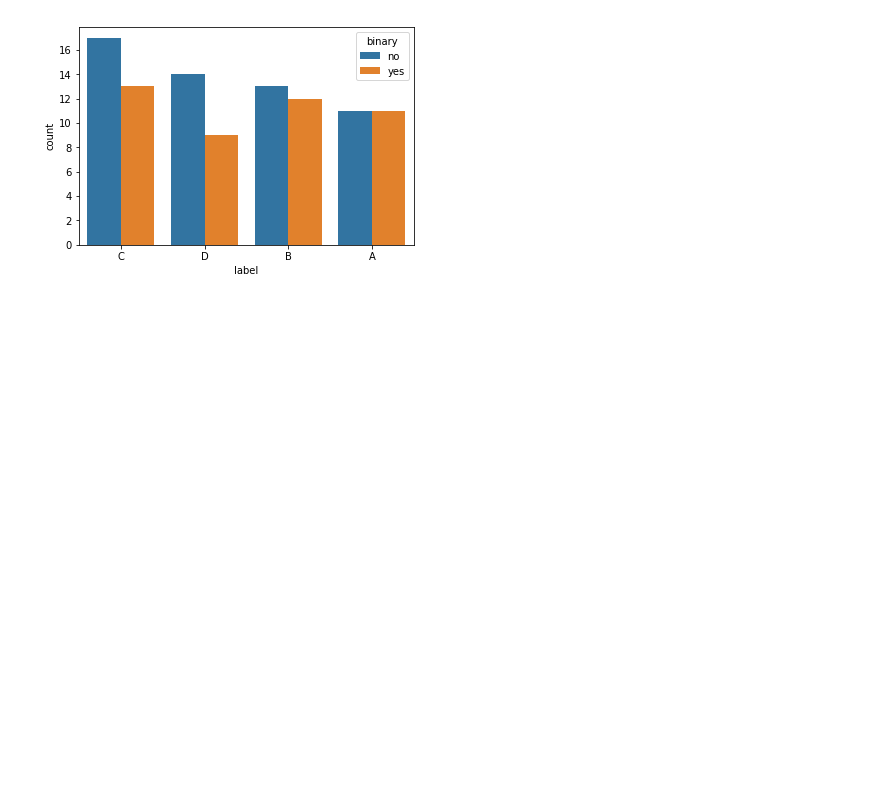
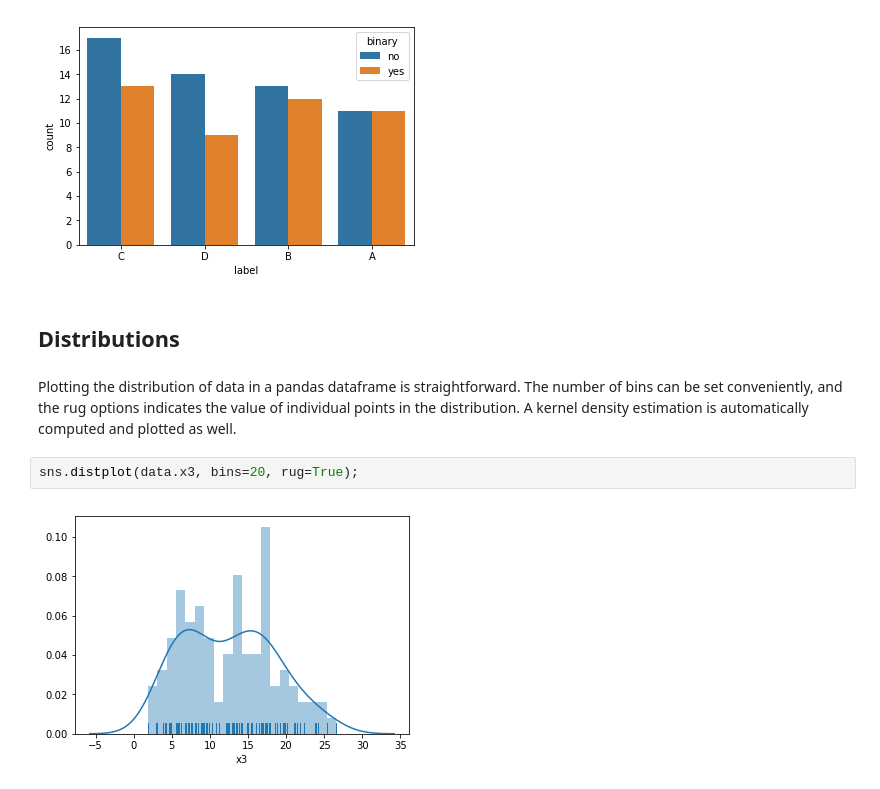
Before and after one commit to gjbex/training-material, a Jupyter notebook: Python/Seaborn/seaborn.ipynb, the cells around one changed output. Cells and saved outputs as stored; diff of their text form; blank space fills up the shorter version.

```diff
--- a/Python/Seaborn/seaborn.ipynb
+++ b/Python/Seaborn/seaborn.ipynb
@@ -165,3 +165,11 @@ The count can be colored by the "binary" category as well.
 sns.countplot(x='label', data=data, hue='binary');
 # %% [output]
 [figure]
+# %% [markdown]
+## Distributions
+# %% [markdown]
+Plotting the distribution of data in a pandas dataframe is straightforward. The number of bins can be set conveniently, and the rug options indicates the value of individual points in the distribution. A kernel density estimation is automatically computed and plotted as well.
+# %%
+sns.distplot(data.x3, bins=20, rug=True);
+# %% [output]
+[figure, added]
```
Also changed, not shown: parts of 9 cells of this notebook.
